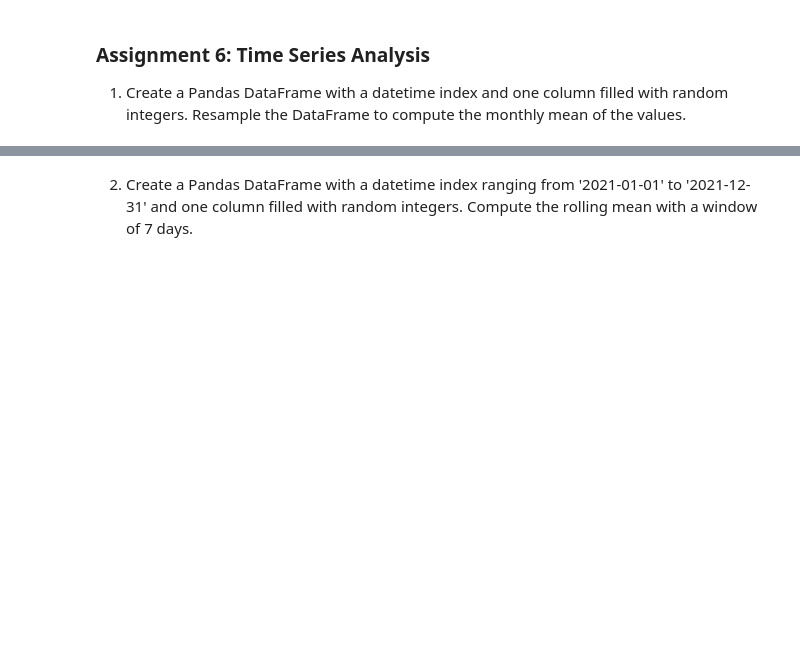
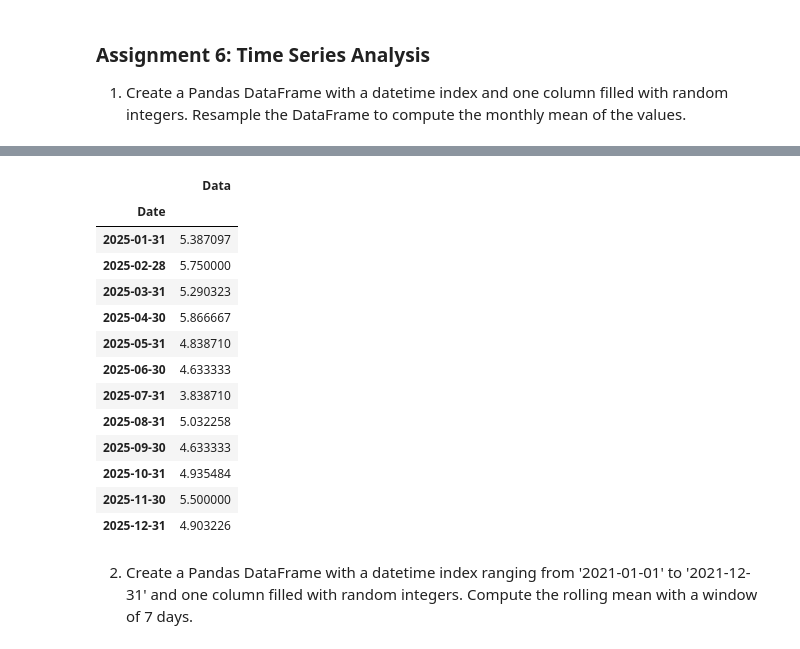
Before and after one commit to ArunNegi112/Python-Learning-Path-Topic-Wise-Assignments, a Jupyter notebook: Assignments/numpypandasassignments/pandasasssignments.ipynb, the cells around one changed output, grey strips where cells are left out. Saved outputs shown, nothing was run; the diff lists cells and outputs as text; code cells hidden in the pictures; blank space fills up the shorter version.

Commit message:
Solved Q6 (rolling mean and resampling

```diff
--- a/Assignments/numpypandasassignments/pandasasssignments.ipynb
+++ b/Assignments/numpypandasassignments/pandasasssignments.ipynb
@@ -415,3 +416,7 @@ pd.concat([df5a,df5b],axis = 1)
 ### Assignment 6: Time Series Analysis
 
 1. Create a Pandas DataFrame with a datetime index and one column filled with random integers. Resample the DataFrame to compute the monthly mean of the values.
+# %%
+date_range = pd.date_range(start='1/1/2025',end='31/12/2025',freq='D')
+df6 = pd.DataFrame(date_range,columns=['Date'])
+df6
@@ -417,0 +437,5 @@ pd.concat([df5a,df5b],axis = 1)
+# %%
+df6.set_index('Date',inplace=True)
+# %%
+df6['Data'] = np.random.randint(1,10,size=(len(date_range)))
+df6
@@ -418,3 +457,22 @@ pd.concat([df5a,df5b],axis = 1)
+# %%
+# Downsampling the data, lowering the frequency to months
+resampled = df6.resample("ME").mean()
+resampled
+# %% [output]
+|  | Data |
+| Date |  |
+| 2025-01-31 | 5.387097 |
+| 2025-02-28 | 5.750000 |
+| 2025-03-31 | 5.290323 |
+| 2025-04-30 | 5.866667 |
+| 2025-05-31 | 4.838710 |
+| 2025-06-30 | 4.633333 |
+| 2025-07-31 | 3.838710 |
+| 2025-08-31 | 5.032258 |
+| 2025-09-30 | 4.633333 |
+| 2025-10-31 | 4.935484 |
+| 2025-11-30 | 5.500000 |
+| 2025-12-31 | 4.903226 |
 # %% [markdown]
 
 2. Create a Pandas DataFrame with a datetime index ranging from '2021-01-01' to '2021-12-31' and one column filled with random integers. Compute the rolling mean with a window of 7 days.
```
Also changed, not shown: parts of 20 cells of this notebook.
